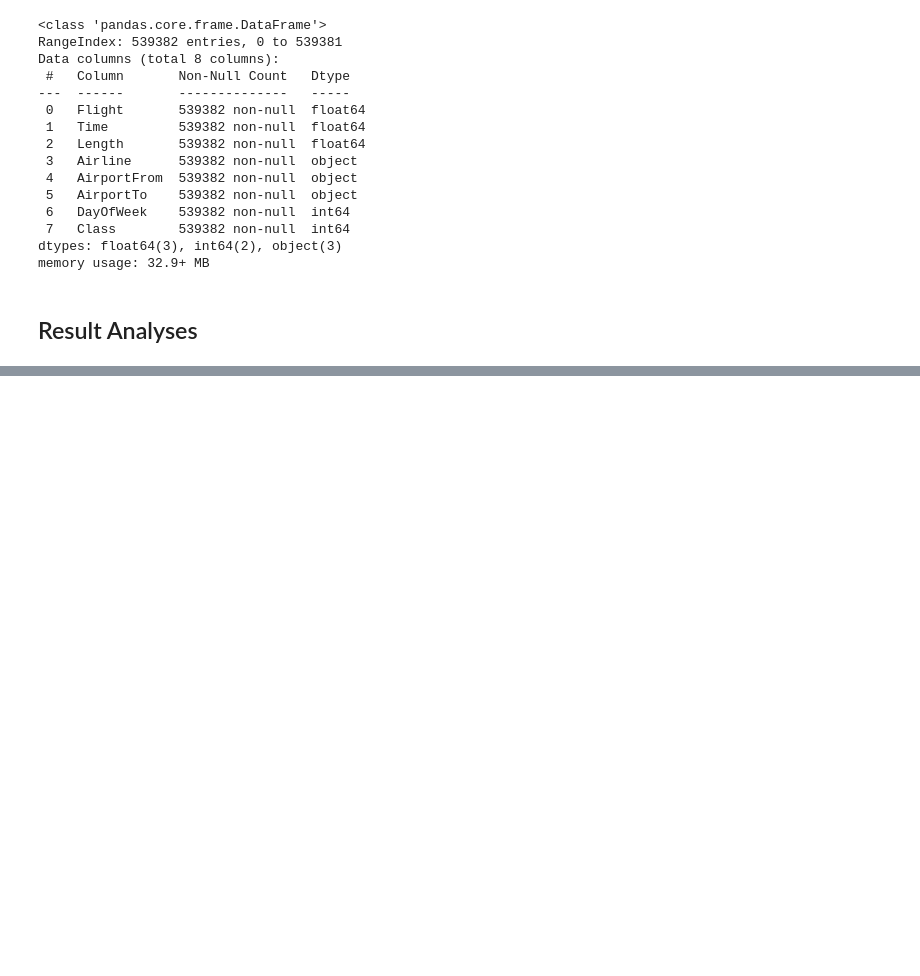
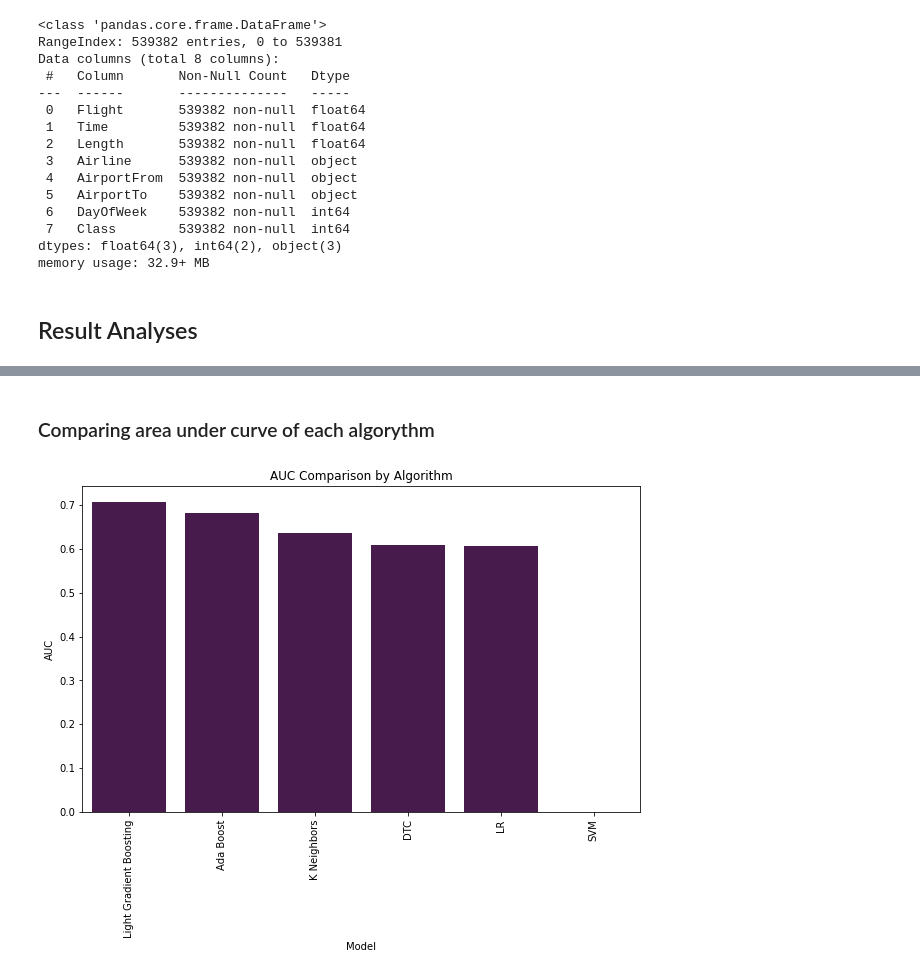
Before and after one commit to Eduartico/IA, a Jupyter notebook: Project2/airlines.ipynb, the cells around one changed output, grey strips where cells are left out. Cells and saved outputs as stored; diff of their text form; code cells hidden in the pictures; blank space fills up the shorter version.

```diff
--- a/Project2/airlines.ipynb
+++ b/Project2/airlines.ipynb
@@ -221,0 +232,20 @@ NameError: name '__file__' is not defined
+# %% [markdown]
+### Comparing area under curve of each algorythm
+# %%
+selected_algorithms_data = selected_algorithms_data.sort_values(by=['AUC'], ascending=False)
+
+# Create the bar plot
+plt.figure(figsize=(10, 6))
+sb.barplot(x=selected_algorithms_data.index, y='AUC', data=selected_algorithms_data, color='#4D1354')
+
+# Set the plot title and axis labels
+plt.title('AUC Comparison by Algorithm')
+plt.xlabel('Model')
+plt.ylabel('AUC')
+
+plt.xticks(rotation=90)
+
+# Display the plot
+plt.show()
+# %% [output]
+[figure, added]
```
Also changed, not shown: parts of 8 cells of this notebook, 5 other files.
